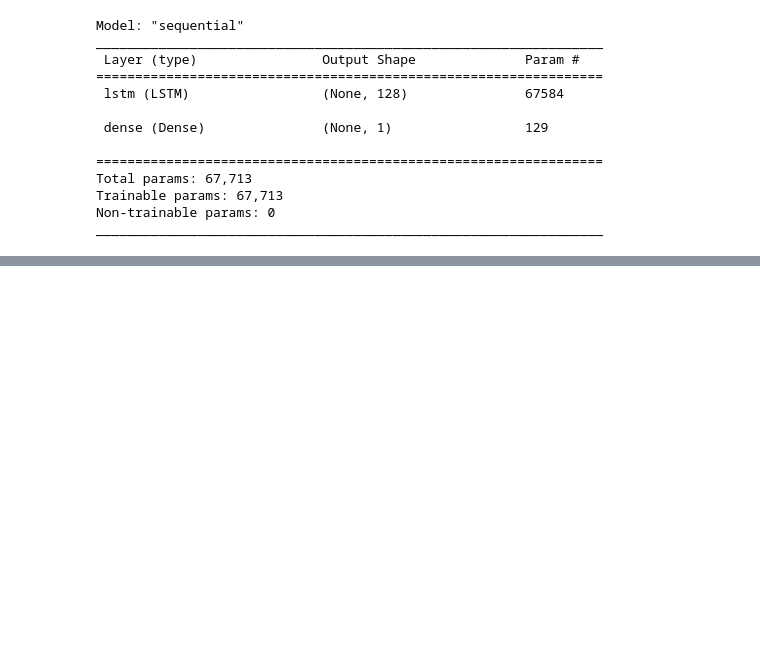
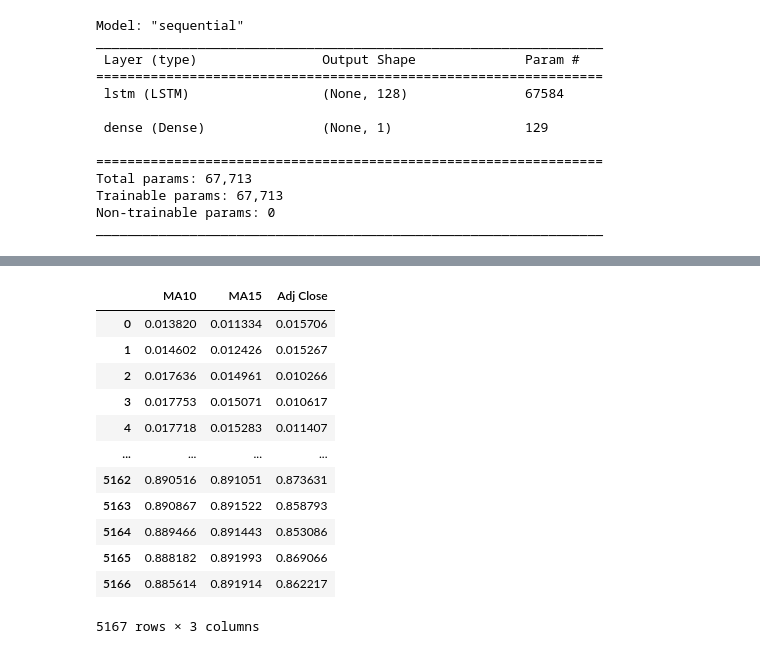
Before and after one commit to usa3234/LSTM_SAMSUNG, a Jupyter notebook: LSTM_SAMSUNG.ipynb, the cells around one changed output, grey strips where cells are left out. Cells and saved outputs as stored; diff of their text form; code cells hidden in the pictures; blank space fills up the shorter version.

```diff
--- a/LSTM_SAMSUNG.ipynb
+++ b/LSTM_SAMSUNG.ipynb
@@ -254,0 +294,16 @@ model.fit(x_train, y_train, validation_data=(x_test, y_test), epochs=100, batch_
+# %%
+feature_df
+# %% [output]
+|  | MA10 | MA15 | Adj Close |
+| 0 | 0.013820 | 0.011334 | 0.015706 |
+| 1 | 0.014602 | 0.012426 | 0.015267 |
+| 2 | 0.017636 | 0.014961 | 0.010266 |
+| 3 | 0.017753 | 0.015071 | 0.010617 |
+| 4 | 0.017718 | 0.015283 | 0.011407 |
+| ... | ... | ... | ... |
+| 5162 | 0.890516 | 0.891051 | 0.873631 |
+| 5163 | 0.890867 | 0.891522 | 0.858793 |
+| 5164 | 0.889466 | 0.891443 | 0.853086 |
+| 5165 | 0.888182 | 0.891993 | 0.869066 |
+| 5166 | 0.885614 | 0.891914 | 0.862217 |
+5167 rows × 3 columns
```
Also changed, not shown: parts of 3 cells of this notebook.
